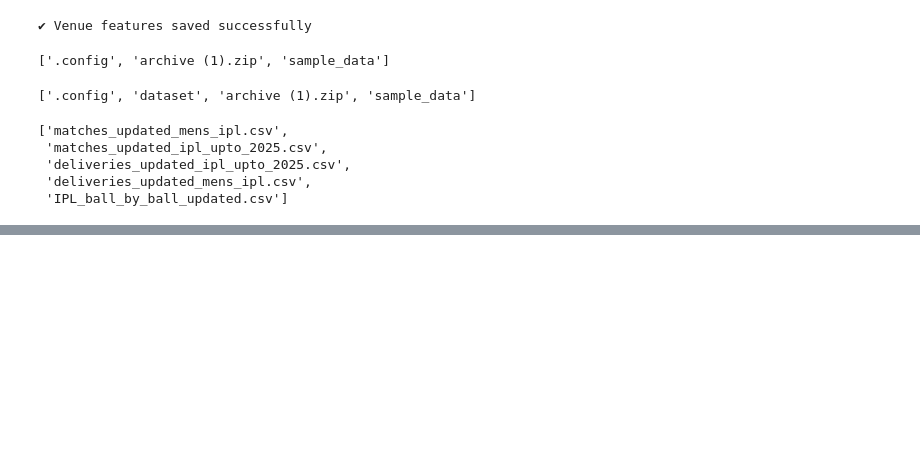
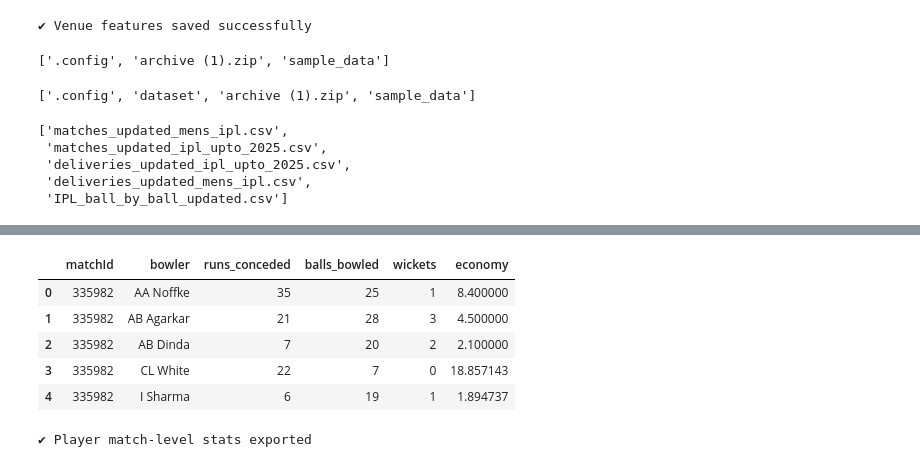
Before and after one commit to angirekulamanoj19-dotcom/Cricket-Player-Performance-Prediction---Group-1-, a Jupyter notebook: cricketplayeranalysis.ipynb, the cells around one changed output, grey strips where cells are left out. Cells and saved outputs as stored; diff of their text form; code cells hidden in the pictures; blank space fills up the shorter version.

```diff
--- a/cricketplayeranalysis.ipynb
+++ b/cricketplayeranalysis.ipynb
@@ -1252,0 +1301,31 @@ os.listdir("dataset")
+# %%
+bowling_match_stats = (
+    balls_df
+    .groupby(["matchId", "bowler"], as_index=False)
+    .agg(
+        runs_conceded=("batsman_runs", "sum"),
+        balls_bowled=("ball", "count"),
+        wickets=("player_dismissed", lambda x: x.notna().sum())
+    )
+)
+
+bowling_match_stats["economy"] = (
+    bowling_match_stats["runs_conceded"] /
+    (bowling_match_stats["balls_bowled"] / 6)
+)
+
+bowling_match_stats.head()
+# %% [output]
+|  | matchId | bowler | runs_conceded | balls_bowled | wickets | economy |
+| 0 | 335982 | AA Noffke | 35 | 25 | 1 | 8.400000 |
+| 1 | 335982 | AB Agarkar | 21 | 28 | 3 | 4.500000 |
+| 2 | 335982 | AB Dinda | 7 | 20 | 2 | 2.100000 |
+| 3 | 335982 | CL White | 22 | 7 | 0 | 18.857143 |
+| 4 | 335982 | I Sharma | 6 | 19 | 1 | 1.894737 |
+# %%
+batting_match_stats.to_csv("player_match_batting_stats.csv", index=False)
+bowling_match_stats.to_csv("player_match_bowling_stats.csv", index=False)
+
+print("✔ Player match-level stats exported")
+# %% [output]
+✔ Player match-level stats exported
```
Also changed, not shown: parts of 8 cells of this notebook.
